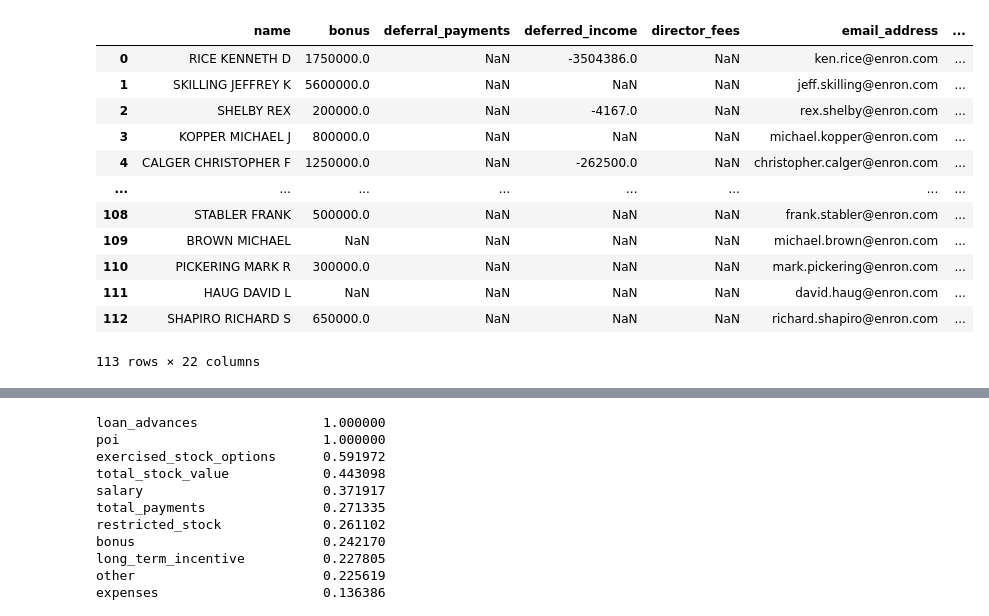
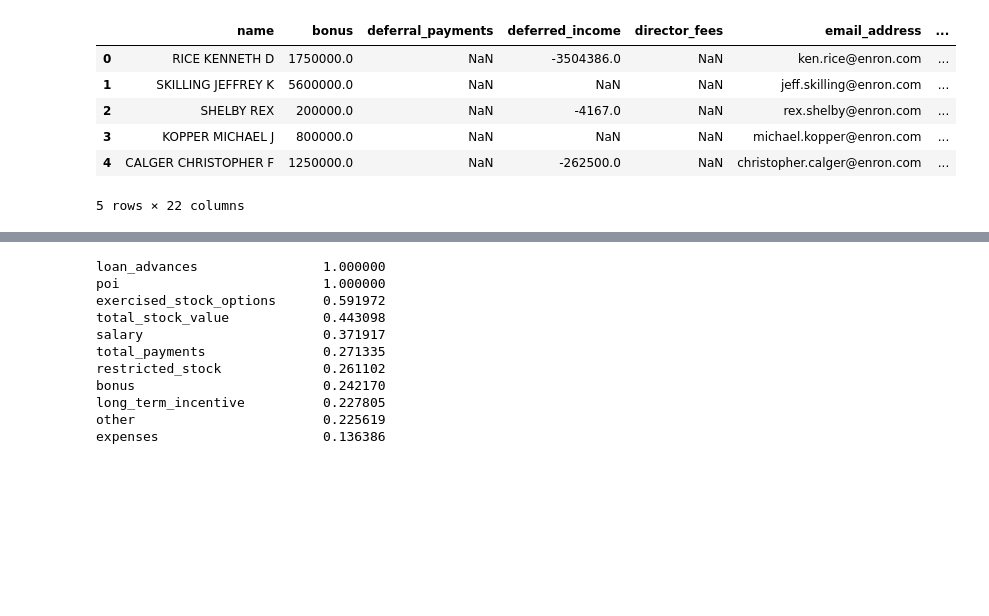
Before and after one commit to Hsu-Hui/ML100Days, a Jupyter notebook: HomeWork/Day_051_Mid-term.ipynb, the cells around one changed output, grey strips where cells are left out. Cells and saved outputs as stored; diff of their text form; code cells hidden in the pictures; blank space fills up the shorter version.

```diff
--- a/HomeWork/Day_051_Mid-term.ipynb
+++ b/HomeWork/Day_051_Mid-term.ipynb
@@ -17,19 +17,13 @@ data_path = "../Data/2021-ml100marathon-midterm/"
 df_train = pd.read_csv(data_path + 'train_data.csv')
 df_test = pd.read_csv(data_path + 'test_features.csv')
 # %%
-df_train
+df_train.head()
 # %% [output]
 |  | name | bonus | deferral_payments | deferred_income | director_fees | email_address | ... |
 | 0 | RICE KENNETH D | 1750000.0 | NaN | -3504386.0 | NaN | ken.rice@enron.com | ... |
 | 1 | SKILLING JEFFREY K | 5600000.0 | NaN | NaN | NaN | jeff.skilling@enron.com | ... |
 | 2 | SHELBY REX | 200000.0 | NaN | -4167.0 | NaN | rex.shelby@enron.com | ... |
 | 3 | KOPPER MICHAEL J | 800000.0 | NaN | NaN | NaN | michael.kopper@enron.com | ... |
 | 4 | CALGER CHRISTOPHER F | 1250000.0 | NaN | -262500.0 | NaN | christopher.calger@enron.com | ... |
-| ... | ... | ... | ... | ... | ... | ... | ... |
-| 108 | STABLER FRANK | 500000.0 | NaN | NaN | NaN | frank.stabler@enron.com | ... |
-| 109 | BROWN MICHAEL | NaN | NaN | NaN | NaN | michael.brown@enron.com | ... |
-| 110 | PICKERING MARK R | 300000.0 | NaN | NaN | NaN | mark.pickering@enron.com | ... |
-| 111 | HAUG DAVID L | NaN | NaN | NaN | NaN | david.haug@enron.com | ... |
-| 112 | SHAPIRO RICHARD S | 650000.0 | NaN | NaN | NaN | richard.shapiro@enron.com | ... |
-113 rows × 22 columns
+5 rows × 22 columns
 # %%
```
Also changed, not shown: parts of 21 cells of this notebook, 1 other file.
